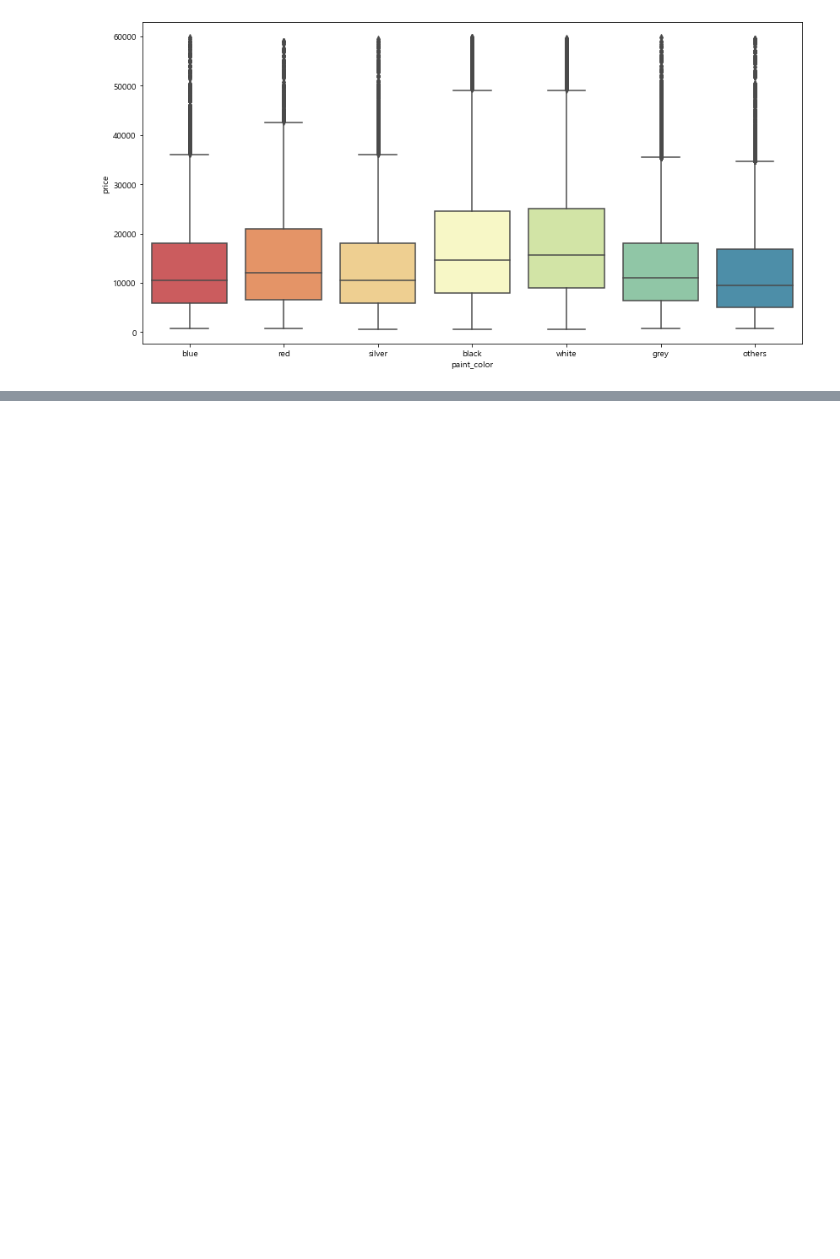
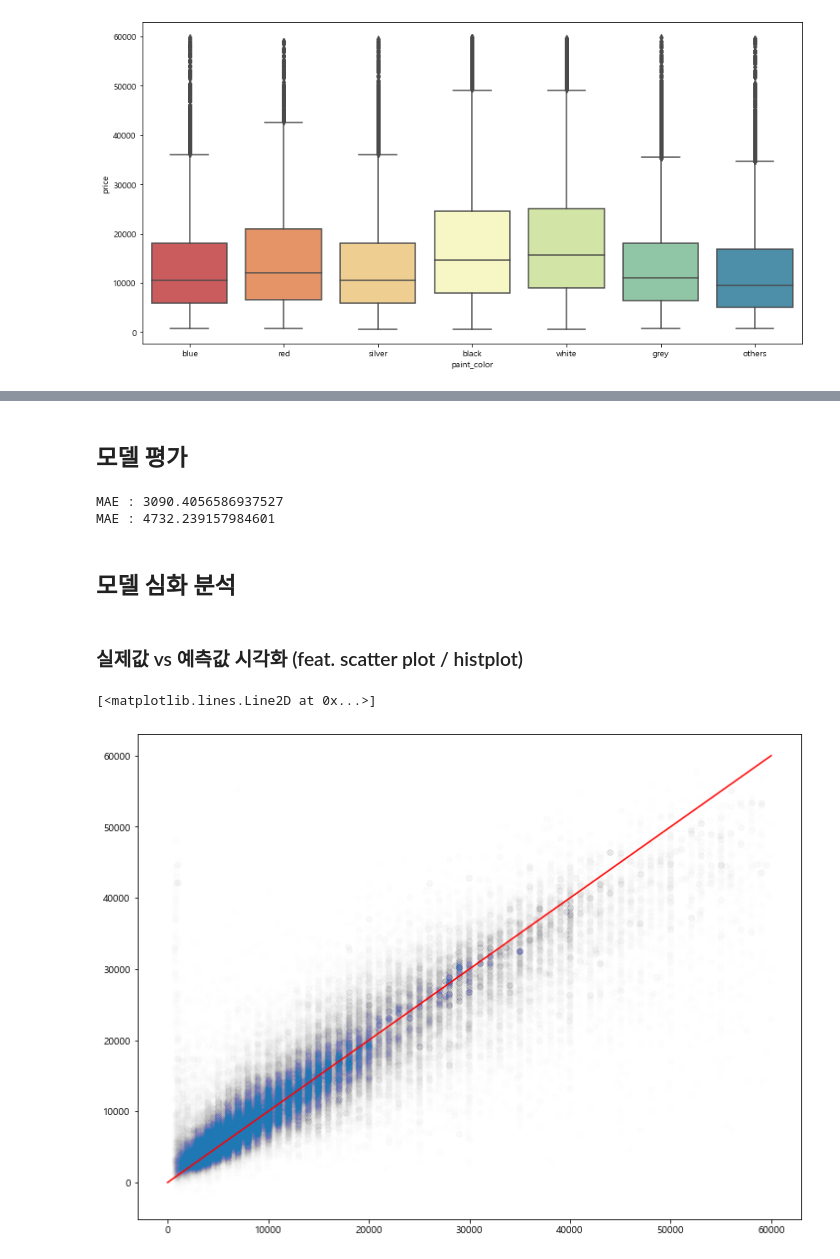
Before and after one commit to Kimgabe/Projects, a Jupyter notebook: Shadowing projects(필사)/[Kaggle_Used car price predict]/[kaggle] 중고자동차 가격 예측(feat. scrapping data).ipynb, the cells around one changed output, grey strips where cells are left out. Drawn from its saved outputs; the diff is of its cells as text; code cells hidden in the pictures; blank space fills up the shorter version.

```diff
--- a/Shadowing projects(필사)/[Kaggle_Used car price predict]/[kaggle] 중고자동차 가격 예측(feat. scrapping data).ipynb
+++ b/Shadowing projects(필사)/[Kaggle_Used car price predict]/[kaggle] 중고자동차 가격 예측(feat. scrapping data).ipynb
@@ -1171,0 +1254,3 @@ boxplot('paint_color')
+# %%
+# 비어있는 age 채워넣기 with 평균
+X.fillna(0.0, inplace=True)
@@ -1171,0 +1277,3 @@ boxplot('paint_color')
+# %%
+# train_test_split() 함수로 학습 데이터와 테스트 데이터 분리하기
+X_train, X_test, y_train, y_test = train_test_split(X, y, test_size=0.3, random_state=1)
@@ -1171,0 +1284,4 @@ boxplot('paint_color')
+# %%
+# XGBRegressor 모델 생성/학습
+model_reg = XGBRegressor()
+model_reg.fit(X_train, y_train)
@@ -1171,0 +1297,2 @@ boxplot('paint_color')
+# %% [markdown]
+## 모델 평가
@@ -1171,0 +1302,20 @@ boxplot('paint_color')
+# %%
+# Predict를 수행하고 mean_absolute_error, rmse 결과 출력하기
+pred = model_reg.predict(X_test)
+print('MAE :',mean_absolute_error(y_test, pred))
+print('MAE :',sqrt(mean_squared_error(y_test, pred)))
+# %% [output]
+MAE : 3090.4056586937527
+MAE : 4732.239157984601
+# %% [markdown]
+## 모델 심화 분석
+# %% [markdown]
+### 실제값 vs 예측값 시각화 (feat. scatter plot / histplot)
+# %%
+# y_test vs. pred Scatter 플랏으로 시각적으로 분석하기
+# Scatter로 시각적 확인이 어려울 경우, histplot 등 활용하는 것도 하나의 방법
+plt.scatter(x=y_test, y=pred, alpha=0.005)
+plt.plot([0,60000], [0,60000], 'r-')
+# %% [output]
+[<matplotlib.lines.Line2D at 0x...>]
+[figure, added]
```
Also changed, not shown: parts of 77 cells of this notebook.
